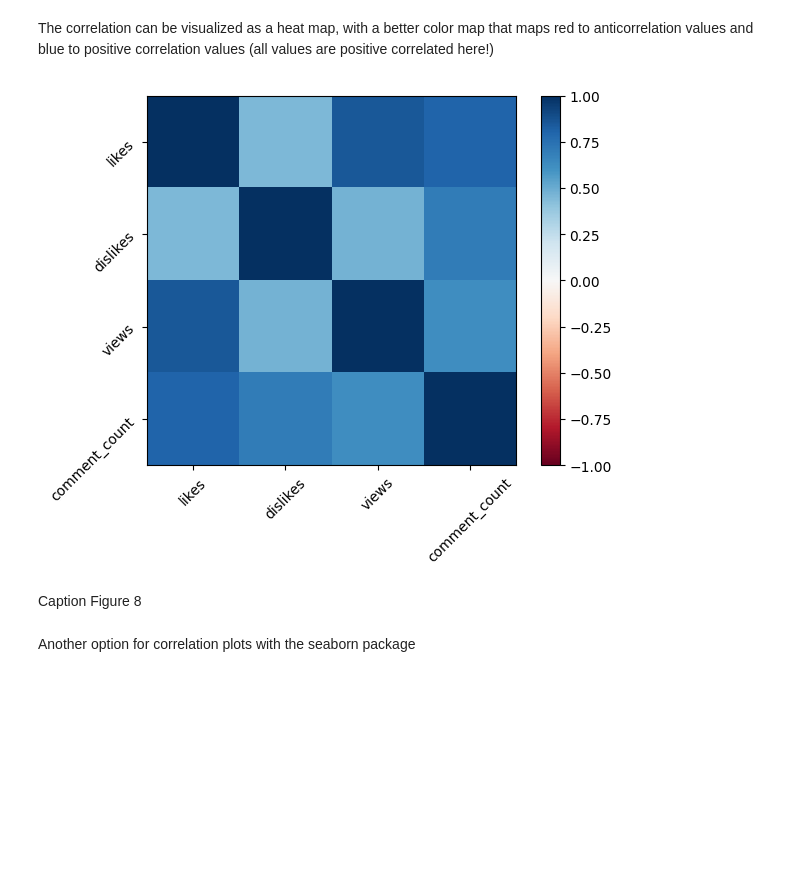
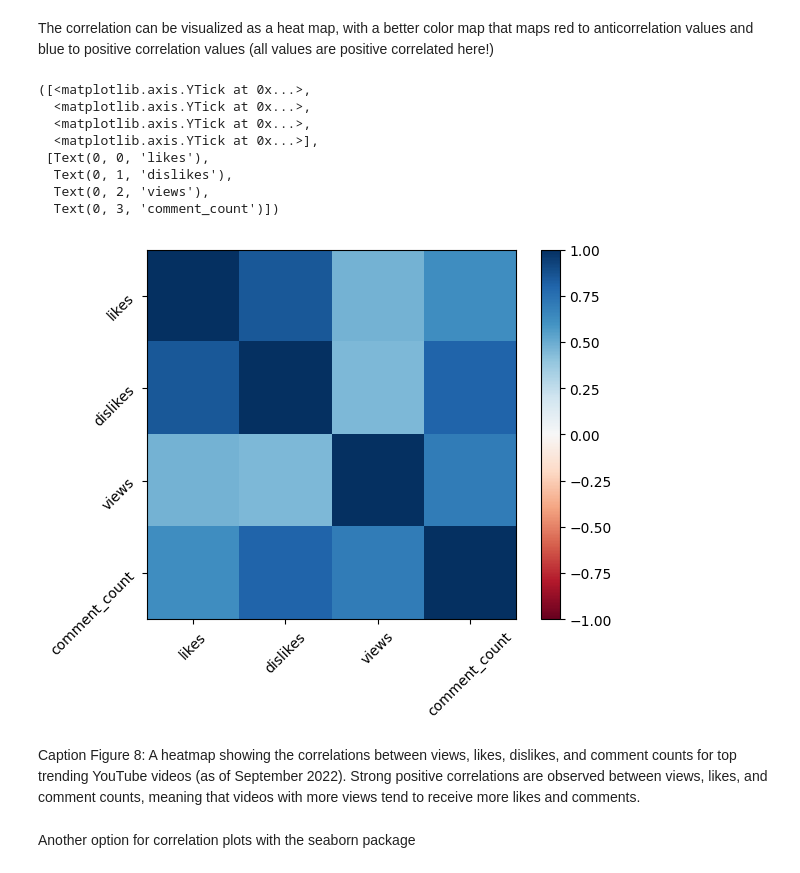
Before and after one commit to AgustinaLorda/FDSFE_ALorda, a Jupyter notebook: HW2/Instructions_videosanalysis_exploratory.ipynb, the cells around one changed output. Drawn from its saved outputs; the diff is of its cells as text; code cells hidden in the pictures; blank space fills up the shorter version.

```diff
--- a/HW2/Instructions_videosanalysis_exploratory.ipynb
+++ b/HW2/Instructions_videosanalysis_exploratory.ipynb
@@ -284,11 +332,22 @@ videos...
 # %% [markdown]
 The correlation can be visualized as a heat map, with a better color map that maps red to anticorrelation values and blue to positive correlation values (all values are positive correlated here!)
-# %%
-plt.imshow(...
-# %% [output]
-[figure, removed]
-# %% [markdown]
-Caption Figure 8
+# %%
+plt.imshow(videos[['views', 'likes', 'dislikes', 'comment_count']].corr(), cmap='RdBu', vmin=-1, vmax=1)
+plt.colorbar()
+plt.xticks(range(4), ['likes', 'dislikes', 'views', 'comment_count'], rotation=45)
+plt.yticks(range(4), ['likes', 'dislikes', 'views', 'comment_count'], rotation=45)
+# %% [output]
+([<matplotlib.axis.YTick at 0x...>,
+  <matplotlib.axis.YTick at 0x...>,
+  <matplotlib.axis.YTick at 0x...>,
+  <matplotlib.axis.YTick at 0x...>],
+ [Text(0, 0, 'likes'),
+  Text(0, 1, 'dislikes'),
+  Text(0, 2, 'views'),
+  Text(0, 3, 'comment_count')])
+[figure, added]
+# %% [markdown]
+Caption Figure 8: A heatmap showing the correlations between views, likes, dislikes, and comment counts for top trending YouTube videos (as of September 2022). Strong positive correlations are observed between views, likes, and comment counts, meaning that videos with more views tend to receive more likes and comments.
 # %% [markdown]
 Another option for correlation plots with the seaborn package
 # %%
```
Also changed, not shown: parts of 48 cells of this notebook.
